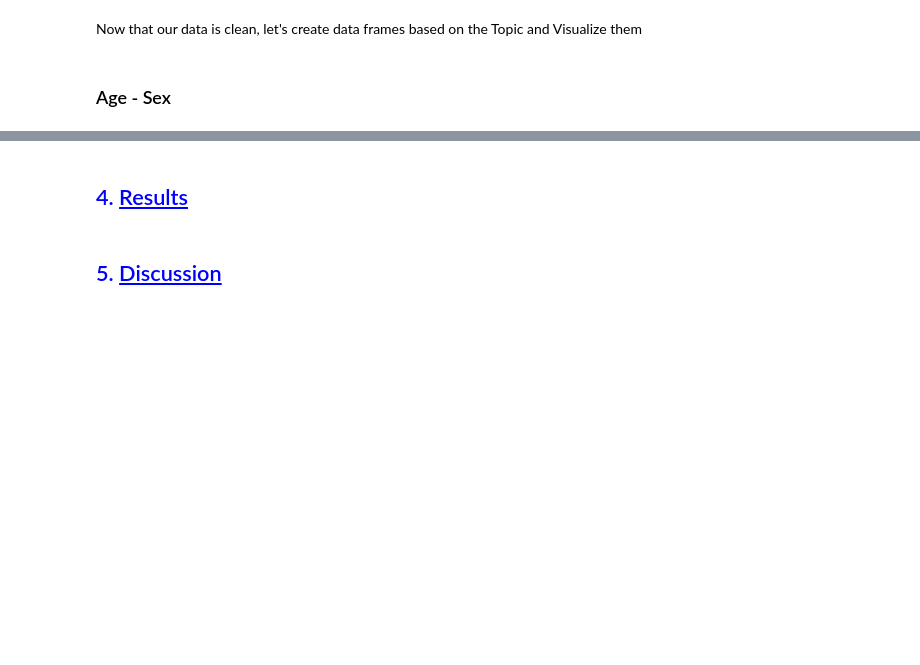
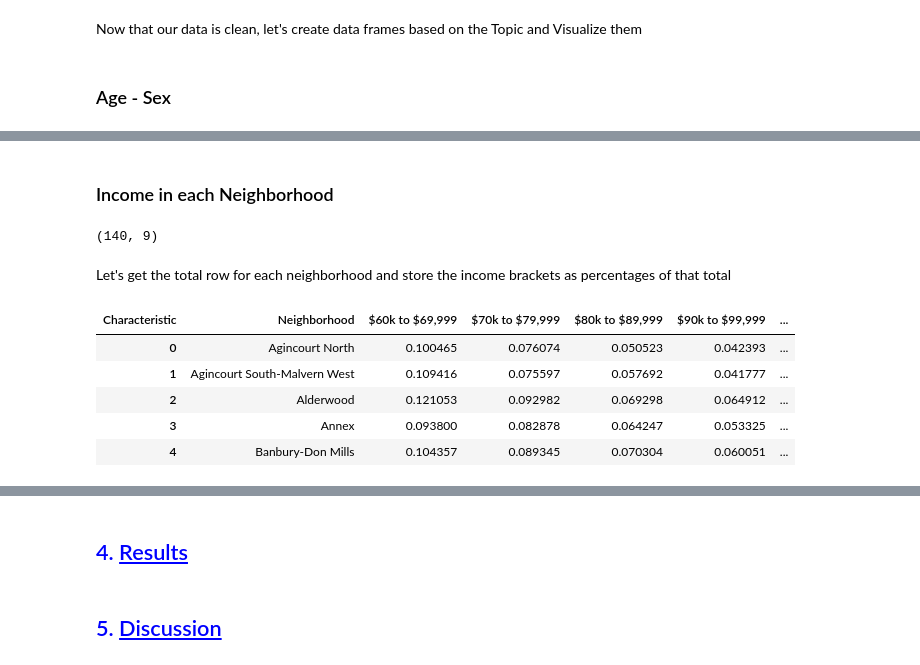
Before and after one commit to nireena/Coursera_Capstone, a Jupyter notebook: BattleOfNeighborhoods.ipynb, the cells around one changed output, grey strips where cells are left out. Drawn from its saved outputs; the diff is of its cells as text; code cells hidden in the pictures; blank space fills up the shorter version.

```diff
--- a/BattleOfNeighborhoods.ipynb
+++ b/BattleOfNeighborhoods.ipynb
@@ -195,0 +230,2 @@ df_age.head(10)
+# %% [markdown]
+### Income in each Neighborhood
@@ -195,0 +237,48 @@ df_age.head(10)
+# %%
+cols = [5,6,9]
+df_income = df_income.drop(df_income.columns[cols],axis=1)
+# %%
+df_income.rename(columns={'    $60,000 to $69,999':'$60k to $69,999',
+                          '    $70,000 to $79,999':'$70k to $79,999',
+                          '    $80,000 to $89,999':'$80k to $89,999',
+                          '    $90,000 to $99,999':'$90k to $99,999',
+                          '      $150,000 and over':'$150k and over',
+                          '      $100,000 to $149,999':'$100k to $149,999',
+                          '    $30,000 to $39,999':'$30k to $39,999',
+                          '    $40,000 to $49,999':'$40k to $49,999',
+                          '    $50,000 to $59,999':'$50k to $59,999'},inplace=True)
+df_income.shape
+# %% [output]
+(140, 9)
+# %%
+df_income['$60k to $69,999']= df_income['$60k to $69,999'].str.replace(',', '')
+df_income['$70k to $79,999']= df_income['$70k to $79,999'].str.replace(',', '')
+df_income['$80k to $89,999']= df_income['$80k to $89,999'].str.replace(',', '')
+df_income['$90k to $99,999']= df_income['$90k to $99,999'].str.replace(',', '')
+df_income['$150k and over'] = df_income['$150k and over'].str.replace(',', '')
+df_income['$100k to $149,999']= df_income['$100k to $149,999'].str.replace(',', '')
+df_income['$30k to $39,999']= df_income['$30k to $39,999'].str.replace(',', '')
+df_income['$40k to $49,999']= df_income['$40k to $49,999'].str.replace(',', '')
+df_income['$50k to $59,999']= df_income['$50k to $59,999'].str.replace(',', '')
+# %%
+df_income[["$60k to $69,999","$70k to $79,999","$80k to $89,999","$90k to $99,999","$150k and over","$100k to $149,999","$30k to $39,999","$40k to $49,999","$50k to $59,999"]] = df_income[["$60k to $69,999","$70k to $79,999","$80k to $89,999","$90k to $99,999","$150k and over","$100k to $149,999","$30k to $39,999","$40k to $49,999","$50k to $59,999"]].astype("float")
+# %% [markdown]
+Let's get the total row for each neighborhood and store the income brackets as percentages of that total
+# %%
+#get the total of each neighborhood
+df_income['RowTotal'] = df_income.sum(axis=1)
+
+#Divide each neighborhood bracket by each row total
+df_income2 = df_income.div(df_income['RowTotal'],axis = 0)
+df_income2.reset_index(inplace=True)
+
+#renaming the old index
+df_income2 = df_income2.rename(columns = {'index' : 'Neighborhood'})
+df_income2.head()
+# %% [output]
+| Characteristic | Neighborhood | $60k to $69,999 | $70k to $79,999 | $80k to $89,999 | $90k to $99,999 | ... |
+| 0 | Agincourt North | 0.100465 | 0.076074 | 0.050523 | 0.042393 | ... |
+| 1 | Agincourt South-Malvern West | 0.109416 | 0.075597 | 0.057692 | 0.041777 | ... |
+| 2 | Alderwood | 0.121053 | 0.092982 | 0.069298 | 0.064912 | ... |
+| 3 | Annex | 0.093800 | 0.082878 | 0.064247 | 0.053325 | ... |
+| 4 | Banbury-Don Mills | 0.104357 | 0.089345 | 0.070304 | 0.060051 | ... |
```
Also changed, not shown: parts of 42 cells of this notebook.
